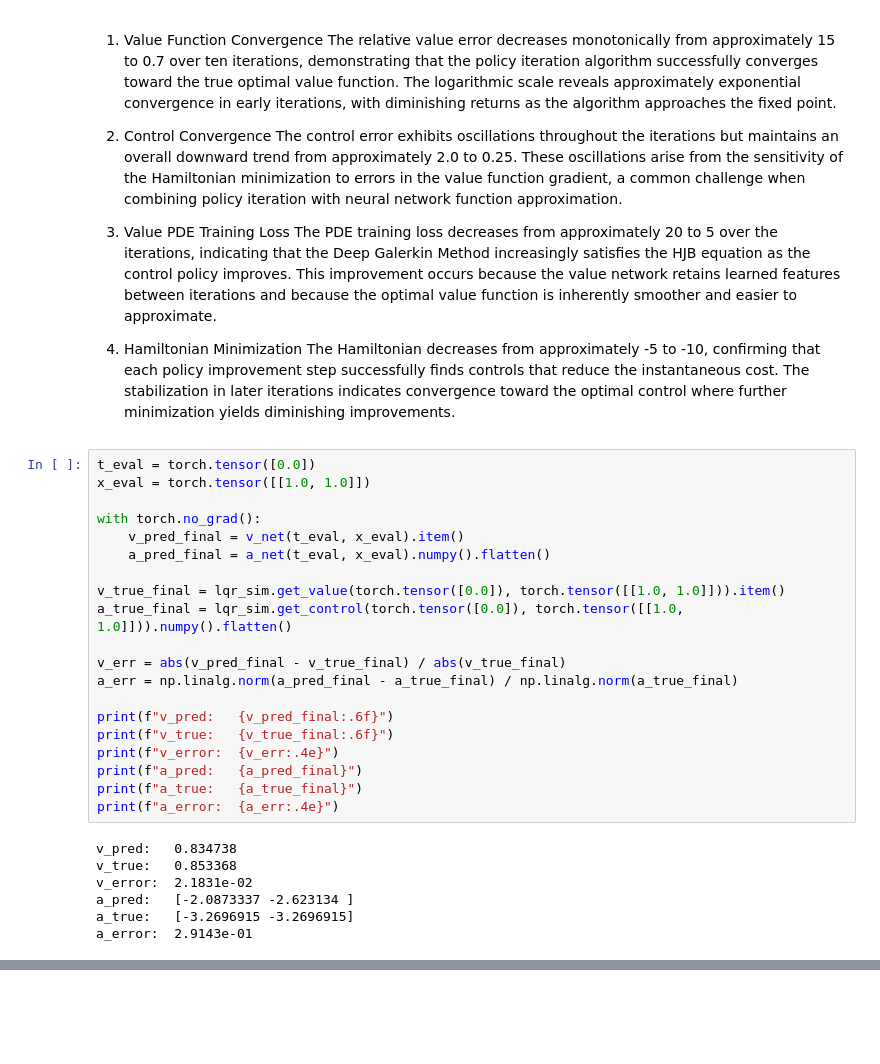
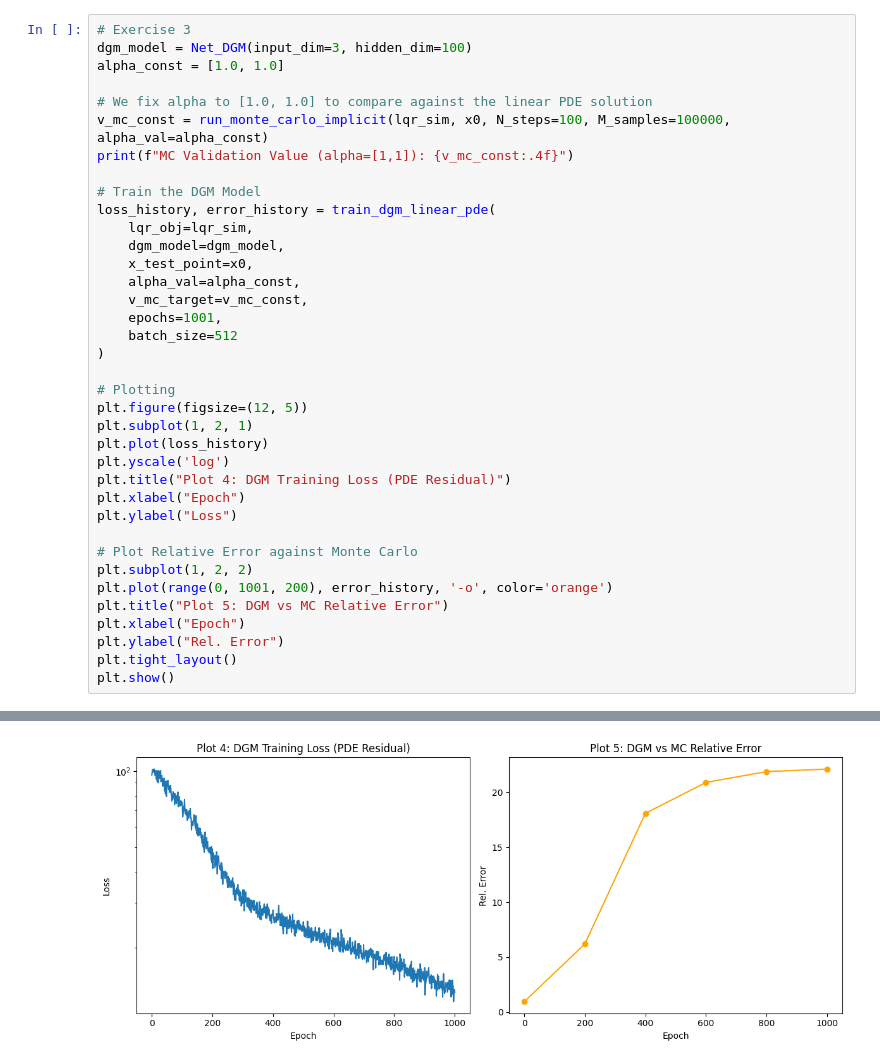
Before and after one commit to Conorgrant45/Stochastic-Control-Dynamic-Asset-Allocation, a Jupyter notebook: Assignment.ipynb, the cells around one changed output, grey strips where cells are left out. Saved outputs shown, nothing was run; the diff lists cells and outputs as text; blank space fills up the shorter version.

```diff
--- a/Assignment.ipynb
+++ b/Assignment.ipynb
@@ -383,39 +113,38 @@ Control: pred=[-2.0873337 -2.623134 ], true=[[-3.2696915 -3.2696915]], error=0.2
-# %% [markdown]
-1. Value Function Convergence
-The relative value error decreases monotonically from approximately 15 to 0.7 over ten iterations, demonstrating that the policy iteration algorithm successfully converges toward the true optimal value function. The logarithmic scale reveals approximately exponential convergence in early iterations, with diminishing returns as the algorithm approaches the fixed point.
-
-2. Control Convergence
-The control error exhibits oscillations throughout the iterations but maintains an overall downward trend from approximately 2.0 to 0.25. These oscillations arise from the sensitivity of the Hamiltonian minimization to errors in the value function gradient, a common challenge when combining policy iteration with neural network function approximation.
-
-3. Value PDE Training Loss
-The PDE training loss decreases from approximately 20 to 5 over the iterations, indicating that the Deep Galerkin Method increasingly satisfies the HJB equation as the control policy improves. This improvement occurs because the value network retains learned features between iterations and because the optimal value function is inherently smoother and easier to approximate.
-
-4. Hamiltonian Minimization
-The Hamiltonian decreases from approximately -5 to -10, confirming that each policy improvement step successfully finds controls that reduce the instantaneous cost. The stabilization in later iterations indicates convergence toward the optimal control where further minimization yields diminishing improvements.
-# %%
-t_eval = torch.tensor([0.0])
-x_eval = torch.tensor([[1.0, 1.0]])
-
-with torch.no_grad():
-    v_pred_final = v_net(t_eval, x_eval).item()
-    a_pred_final = a_net(t_eval, x_eval).numpy().flatten()
-
-v_true_final = lqr_sim.get_value(torch.tensor([0.0]), torch.tensor([[1.0, 1.0]])).item()
-a_true_final = lqr_sim.get_control(torch.tensor([0.0]), torch.tensor([[1.0, 1.0]])).numpy().flatten()
-
-v_err = abs(v_pred_final - v_true_final) / abs(v_true_final)
-a_err = np.linalg.norm(a_pred_final - a_true_final) / np.linalg.norm(a_true_final)
-
-print(f"v_pred:   {v_pred_final:.6f}")
-print(f"v_true:   {v_true_final:.6f}")
-print(f"v_error:  {v_err:.4e}")
-print(f"a_pred:   {a_pred_final}")
-print(f"a_true:   {a_true_final}")
-print(f"a_error:  {a_err:.4e}")
-# %% [output]
-v_pred:   0.834738
-v_true:   0.853368
-v_error:  2.1831e-02
-a_pred:   [-2.0873337 -2.623134 ]
-a_true:   [-3.2696915 -3.2696915]
-a_error:  2.9143e-01
+# %%
+# Exercise 3
+dgm_model = Net_DGM(input_dim=3, hidden_dim=100)
+alpha_const = [1.0, 1.0]
+
+# We fix alpha to [1.0, 1.0] to compare against the linear PDE solution
+v_mc_const = run_monte_carlo_implicit(lqr_sim, x0, N_steps=100, M_samples=100000, alpha_val=alpha_const)
+print(f"MC Validation Value (alpha=[1,1]): {v_mc_const:.4f}")
+
+# Train the DGM Model
+loss_history, error_history = train_dgm_linear_pde(
+    lqr_obj=lqr_sim,
+    dgm_model=dgm_model,
+    x_test_point=x0,
+    alpha_val=alpha_const,
+    v_mc_target=v_mc_const,
+    epochs=1001,
+    batch_size=512
+)
+
+# Plotting
+plt.figure(figsize=(12, 5))
+plt.subplot(1, 2, 1)
+plt.plot(loss_history)
+plt.yscale('log')
+plt.title("Plot 4: DGM Training Loss (PDE Residual)")
+plt.xlabel("Epoch")
+plt.ylabel("Loss")
+
+# Plot Relative Error against Monte Carlo
+plt.subplot(1, 2, 2)
+plt.plot(range(0, 1001, 200), error_history, '-o', color='orange')
+plt.title("Plot 5: DGM vs MC Relative Error")
+plt.xlabel("Epoch")
+plt.ylabel("Rel. Error")
+plt.tight_layout()
+plt.show()
+# %% [output]
@@ -421,0 +158 @@ a_error:  2.9143e-01
+[figure, added]
```
Also changed, not shown: parts of 22 cells of this notebook, 1 other file.
